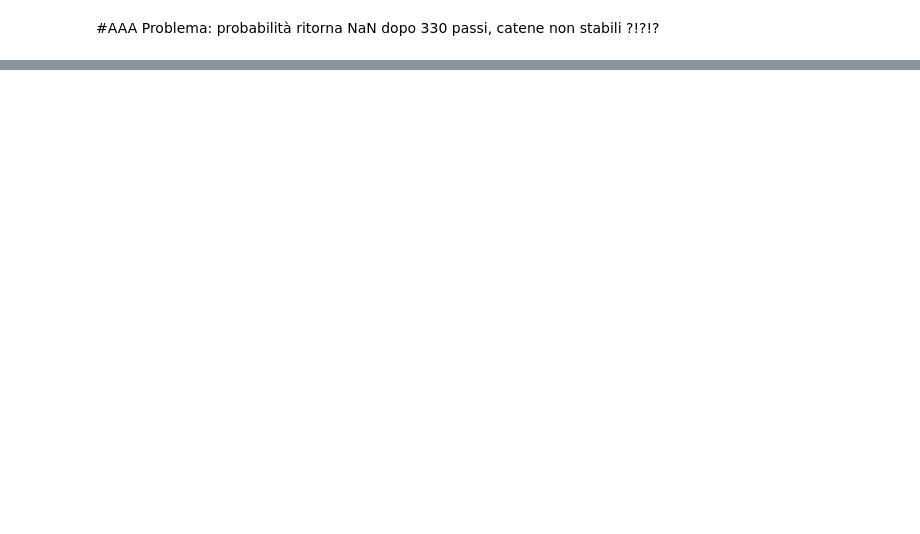
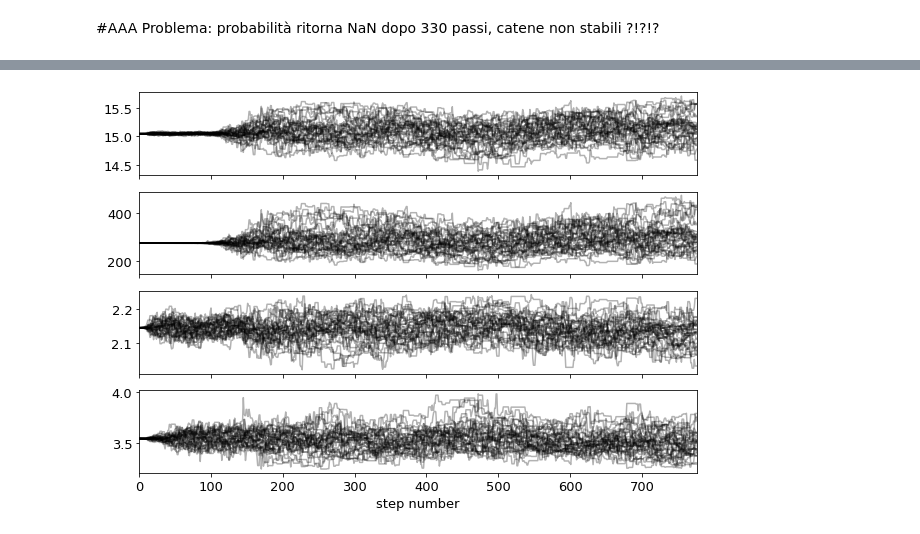
Before and after one commit to FrancescoZanni/MLPNS_FZanni, a Jupyter notebook: FittingLineToGRBAfterglows_instructionsEsercitazioneWeek3.ipynb, the cells around one changed output, grey strips where cells are left out. Drawn from its saved outputs; the diff is of its cells as text; code cells hidden in the pictures; blank space fills up the shorter version.

```diff
--- a/FittingLineToGRBAfterglows_instructionsEsercitazioneWeek3.ipynb
+++ b/FittingLineToGRBAfterglows_instructionsEsercitazioneWeek3.ipynb
@@ -726,0 +749,8 @@ Problema: probabilità ritorna NaN dopo 330 passi, catene non stabili ?!?!?
+# %%
+ig = soln.x
+nwalkers = 32
+ndim = len(ig)
+
+pos = np.array(ig) + 1e-4 * np.random.randn(nwalkers, ndim)
+
+pos.shape
@@ -726,0 +759,11 @@ Problema: probabilità ritorna NaN dopo 330 passi, catene non stabili ?!?!?
+# %%
+sampler = emcee.EnsembleSampler(nwalkers, ndim, log_probability2, args=(x_nolog, y, s))
+sampler.run_mcmc(pos, 20000, progress=True);
+samples = sampler.get_chain()
+
+flat_samples = sampler.get_chain(discard=200, thin=15, flat=True)
+
+mcmc = np.zeros((ndim, 3))
+for i in range(ndim):
+  mcmc[i] = np.percentile( flat_samples[:,i], [16, 50, 84])
+mcmc
@@ -726,0 +774,14 @@ Problema: probabilità ritorna NaN dopo 330 passi, catene non stabili ?!?!?
+# %%
+bfig, axes = plt.subplots(ndim, figsize=(10, 7), sharex=True)
+samples = sampler.get_chain()
+
+for i in range(ndim):
+    ax = axes[i]
+    ax.plot(samples[:, :, i], "k", alpha=0.3)
+    ax.set_xlim(0, len(samples))
+    ax.yaxis.set_label_coords(-0.1, 0.5)
+
+axes[-1].set_xlabel("step number");import corner
+pl.rcParams["font.size"]= 13
+fig = corner.corner(
+    flat_samples, labels=pars, truths=mcmc[:,1]);
@@ -726,0 +791,13 @@ Problema: probabilità ritorna NaN dopo 330 passi, catene non stabili ?!?!?
+# %%
+fig, axes = plt.subplots(ndim, figsize=(10, 7), sharex=True)
+samples = sampler.get_chain()
+
+for i in range(ndim):
+    ax = axes[i]
+    ax.plot(samples[:, :, i], "k", alpha=0.3)
+    ax.set_xlim(0, len(samples))
+    ax.yaxis.set_label_coords(-0.1, 0.5)
+
+axes[-1].set_xlabel("step number");
+# %% [output]
+[figure, added]
```
Also changed, not shown: parts of 18 cells of this notebook.
